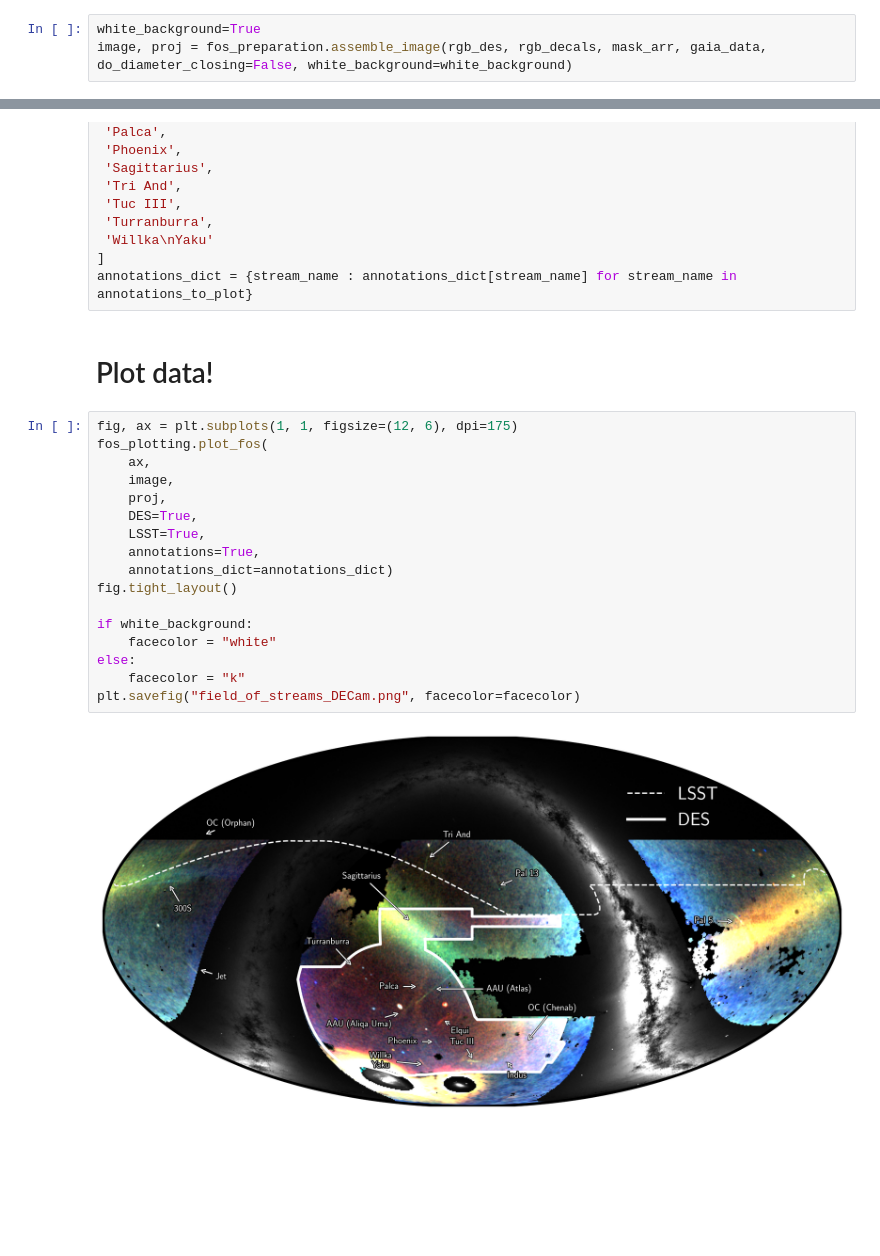
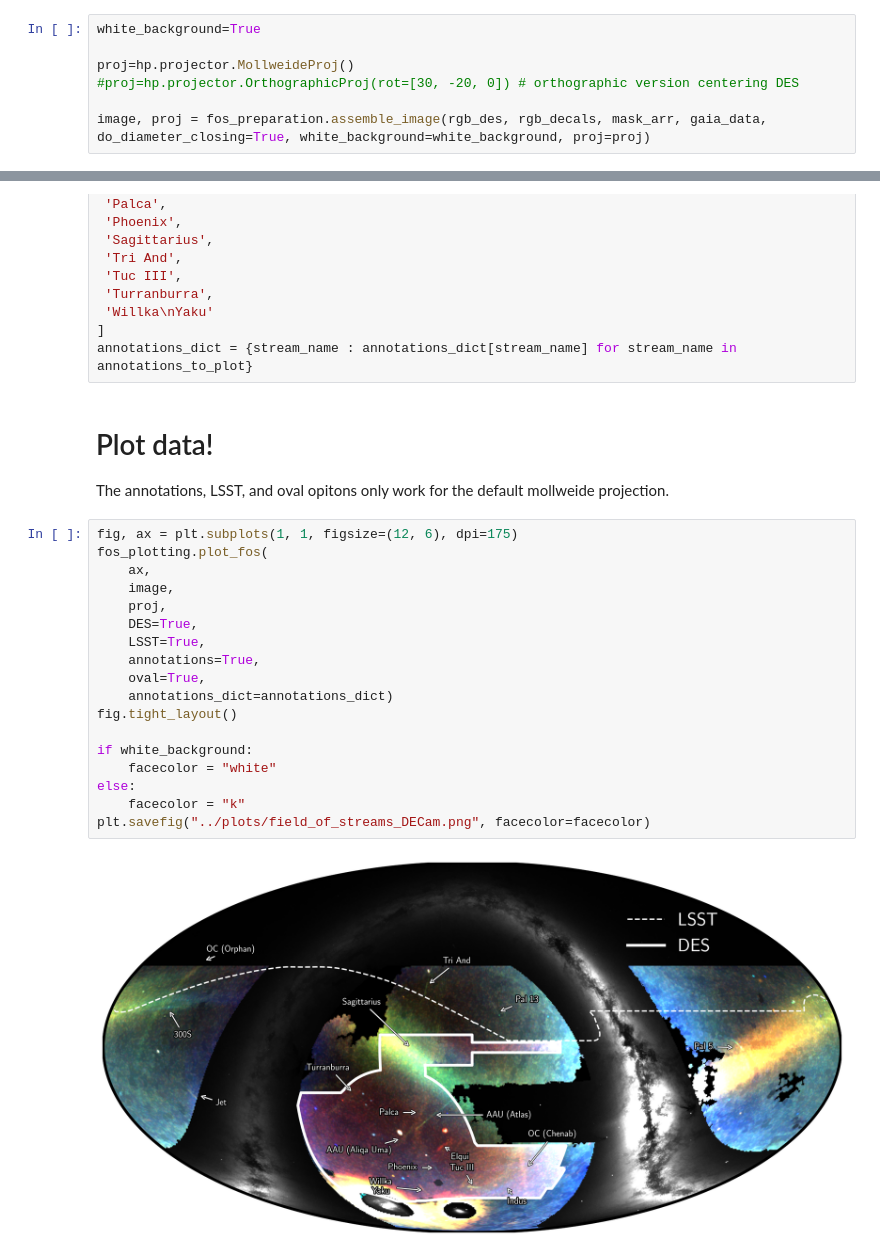
Before and after one commit to psferguson/decam_fos, a Jupyter notebook: notebooks/plot_field_of_streams.ipynb, the cells around one changed output, grey strips where cells are left out. Cells and saved outputs as stored; diff of their text form; blank space fills up the shorter version.

```diff
--- a/notebooks/plot_field_of_streams.ipynb
+++ b/notebooks/plot_field_of_streams.ipynb
@@ -30,4 +31,8 @@ mask_arr = fitsio.read("../data/hpx_maps/decam_mask_nside_512.fits")
 Here we use hp.projector to create a projection and use this to project the healpixel maps into image coordinates and renomalize the pixel values. Subsequently we combine all the data into a single image.
 # %%
 white_background=True
-image, proj = fos_preparation.assemble_image(rgb_des, rgb_decals, mask_arr, gaia_data, do_diameter_closing=False, white_background=white_background)
+
+proj=hp.projector.MollweideProj()
+#proj=hp.projector.OrthographicProj(rot=[30, -20, 0]) # orthographic version centering DES
+
+image, proj = fos_preparation.assemble_image(rgb_des, rgb_decals, mask_arr, gaia_data, do_diameter_closing=True, white_background=white_background, proj=proj)
@@ -63,22 +70,24 @@ annotations_to_plot = [
 annotations_dict = {stream_name : annotations_dict[stream_name] for stream_name in annotations_to_plot}
 # %% [markdown]
 # Plot data!
+The annotations, LSST, and oval opitons only work for the default mollweide projection.
 # %%
 fig, ax = plt.subplots(1, 1, figsize=(12, 6), dpi=175)
 fos_plotting.plot_fos(
     ax,
     image,
     proj,
     DES=True,
     LSST=True,
     annotations=True,
+    oval=True,
     annotations_dict=annotations_dict)
 fig.tight_layout()
 
 if white_background:
     facecolor = "white"
 else:
     facecolor = "k"
-plt.savefig("field_of_streams_DECam.png", facecolor=facecolor)
+plt.savefig("../plots/field_of_streams_DECam.png", facecolor=facecolor)
 # %% [output]
-[figure, old version]
+[figure, new version]
```
Also changed, not shown: parts of 2 cells of this notebook, 6 other files.
